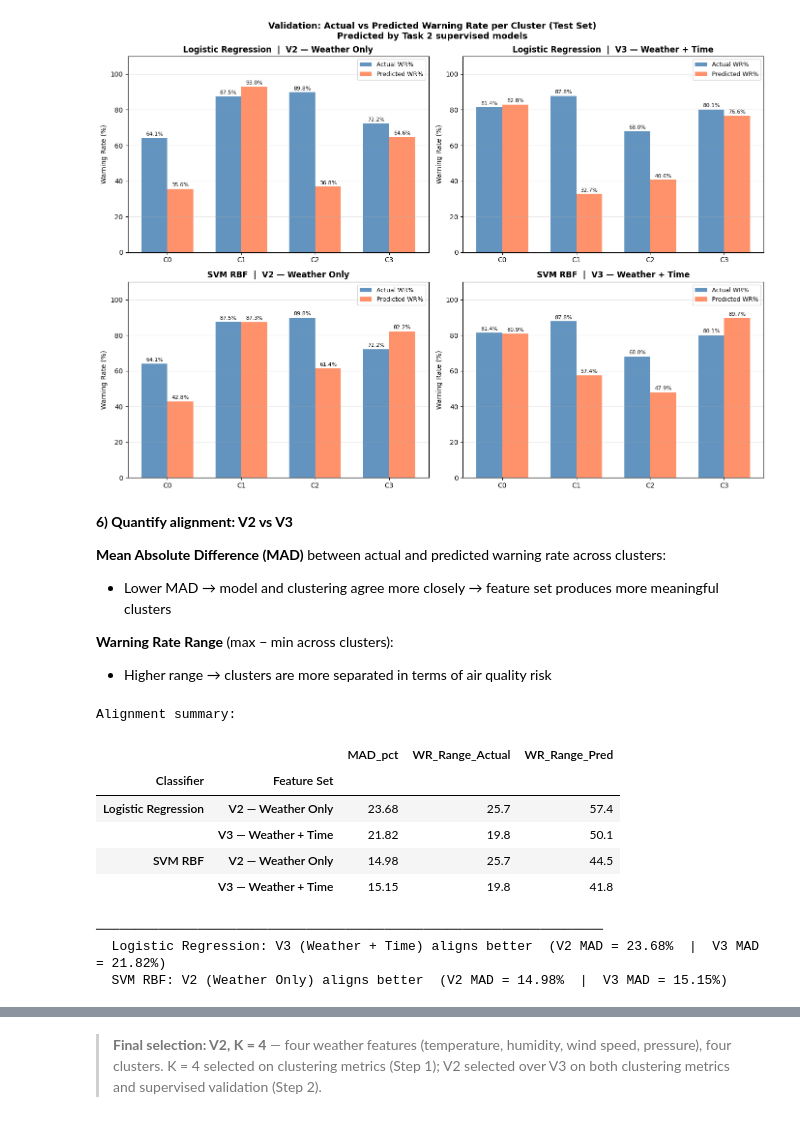
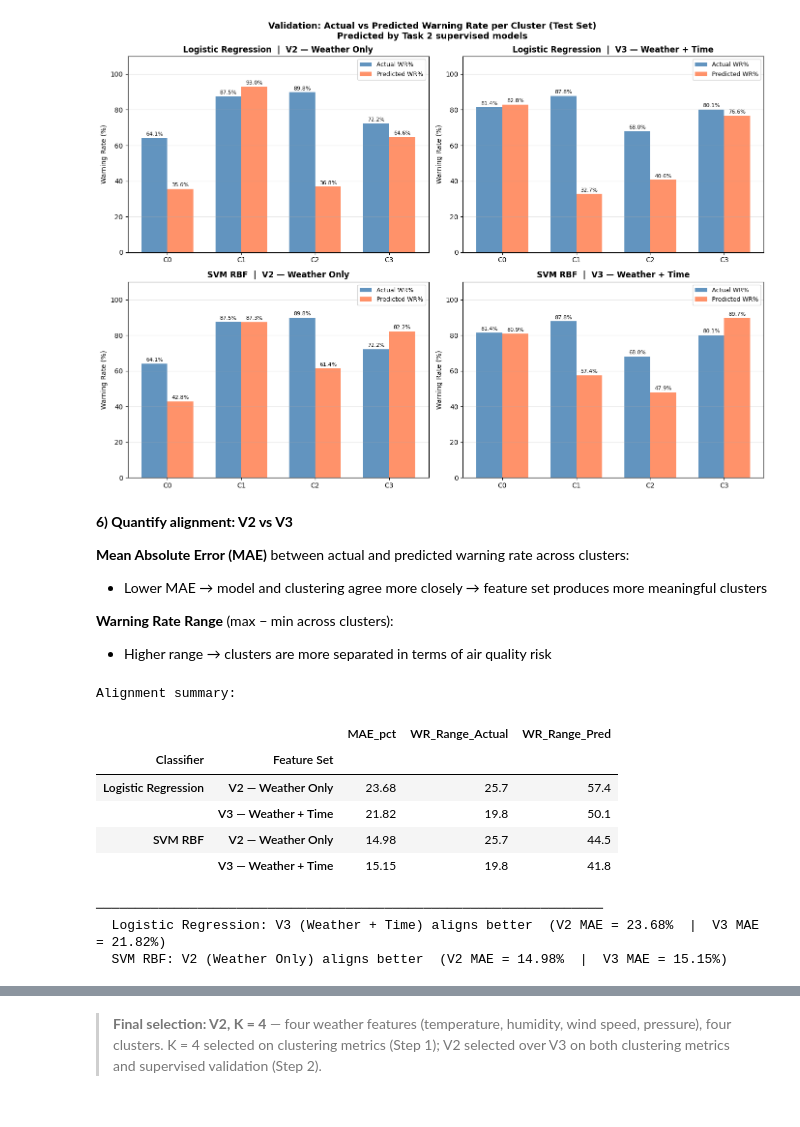
Before and after one commit to quyneehcl/HanoiAirQuality, a Jupyter notebook: task3.ipynb, the cells around one changed output, grey strips where cells are left out. Drawn from its saved outputs; the diff is of its cells as text; code cells hidden in the pictures.

```diff
--- a/task3.ipynb
+++ b/task3.ipynb
@@ -710,47 +710,47 @@ plt.show()
 # %% [markdown]
 **6) Quantify alignment: V2 vs V3**
 
-**Mean Absolute Difference (MAD)** between actual and predicted warning rate across clusters:
-- Lower MAD → model and clustering agree more closely → feature set produces more meaningful clusters
+**Mean Absolute Error (MAE)** between actual and predicted warning rate across clusters:
+- Lower MAE → model and clustering agree more closely → feature set produces more meaningful clusters
 
 **Warning Rate Range** (max − min across clusters):
 - Higher range → clusters are more separated in terms of air quality risk
 # %%
 alignment = val_df.copy()
 alignment['AbsDiff'] = alignment['Δ (pred−actual)'].abs()
 
 summary = (
     alignment
     .groupby(['Classifier', 'Feature Set'])
     .agg(
-        MAD_pct          = ('AbsDiff',       'mean'),
+        MAE_pct          = ('AbsDiff',       'mean'),
         WR_Range_Actual  = ('Actual WR%',    lambda x: x.max() - x.min()),
         WR_Range_Pred    = ('Predicted WR%', lambda x: x.max() - x.min()),
     )
     .round(2)
 )
 
 print("Alignment summary:")
 display(summary)
 
 print()
 print('─' * 65)
 for clf in ['Logistic Regression', 'SVM RBF']:
-    v2 = summary.loc[(clf, 'V2 — Weather Only'),   'MAD_pct']
-    v3 = summary.loc[(clf, 'V3 — Weather + Time'), 'MAD_pct']
+    v2 = summary.loc[(clf, 'V2 — Weather Only'),   'MAE_pct']
+    v3 = summary.loc[(clf, 'V3 — Weather + Time'), 'MAE_pct']
     better = 'V2 (Weather Only)' if v2 <= v3 else 'V3 (Weather + Time)'
     print(f"  {clf}: {better} aligns better  "
-          f"(V2 MAD = {v2:.2f}%  |  V3 MAD = {v3:.2f}%)")
+          f"(V2 MAE = {v2:.2f}%  |  V3 MAE = {v3:.2f}%)")
 # %% [output]
 Alignment summary:
-|  |  | MAD_pct | WR_Range_Actual | WR_Range_Pred |
+|  |  | MAE_pct | WR_Range_Actual | WR_Range_Pred |
 | Classifier | Feature Set |  |  |  |
 | Logistic Regression | V2 — Weather Only | 23.68 | 25.7 | 57.4 |
 |  | V3 — Weather + Time | 21.82 | 19.8 | 50.1 |
 | SVM RBF | V2 — Weather Only | 14.98 | 25.7 | 44.5 |
 |  | V3 — Weather + Time | 15.15 | 19.8 | 41.8 |
 ─────────────────────────────────────────────────────────────────
-  Logistic Regression: V3 (Weather + Time) aligns better  (V2 MAD = 23.68%  |  V3 MAD = 21.82%)
-  SVM RBF: V2 (Weather Only) aligns better  (V2 MAD = 14.98%  |  V3 MAD = 15.15%)
+  Logistic Regression: V3 (Weather + Time) aligns better  (V2 MAE = 23.68%  |  V3 MAE = 21.82%)
+  SVM RBF: V2 (Weather Only) aligns better  (V2 MAE = 14.98%  |  V3 MAE = 15.15%)
 # %% [markdown]
 The two classifiers do not fully agree: Logistic Regression marginally favours V3
```
Also changed, not shown: parts of 2 cells of this notebook.
